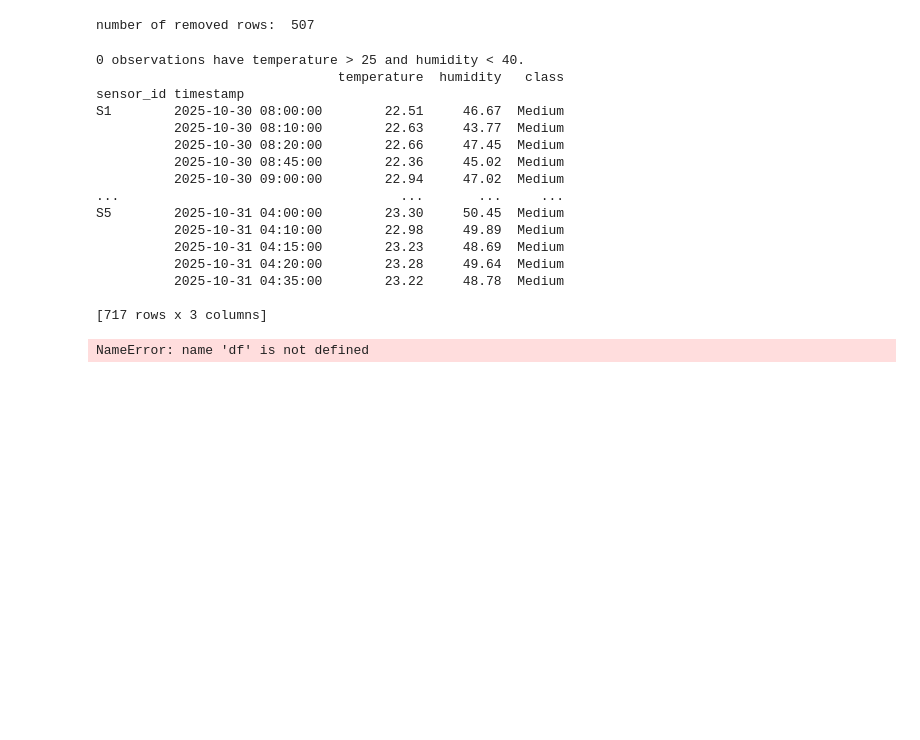
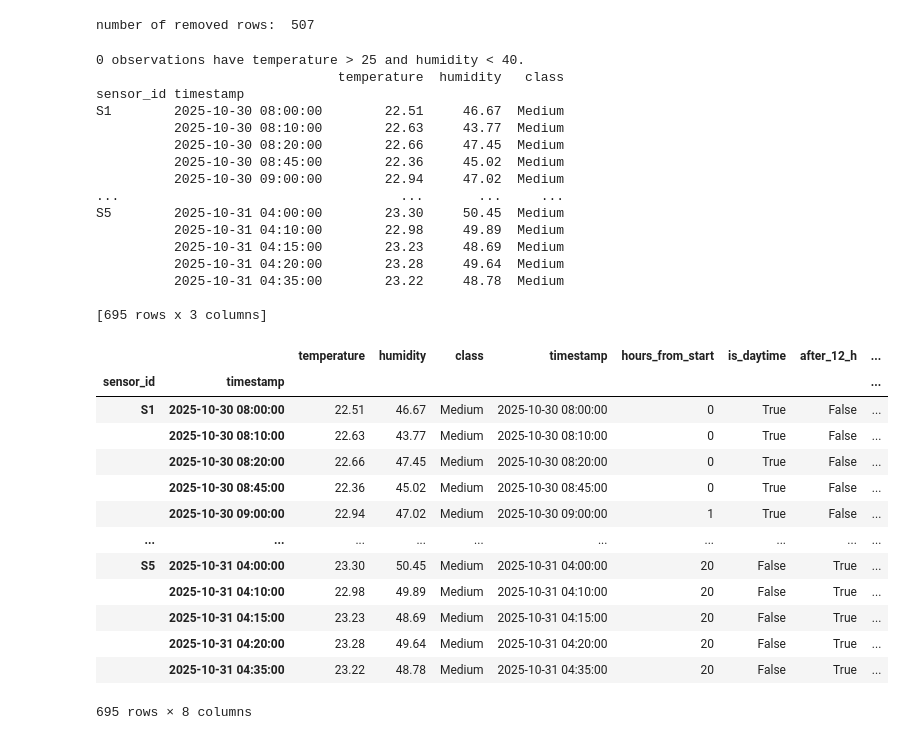
Before and after one commit to lauraskalosova/python-for-data-science, a Jupyter notebook: assignment3.ipynb, the cells around one changed output. Saved outputs shown, nothing was run; the diff lists cells and outputs as text; code cells hidden in the pictures; blank space fills up the shorter version.

```diff
--- a/assignment3.ipynb
+++ b/assignment3.ipynb
@@ -903,9 +903,8 @@ S5        2025-10-31 04:25:00        23.77     48.94
 [1250 rows x 2 columns]
 # %%
 #count the values of 20th and 80th percentile
-percentile_80_temp = np.percentile(np.array(df['temperature']), 80)
-percentile_20_temp = np.percentile(np.array(df['temperature']), 20)
 
+percentile_20_temp, percentile_80_temp =  df['temperature'].quantile([0.2, 0.8]).values
 
 
 #filter rows
@@ -937,7 +936,7 @@ df_5 = df.loc[['S5']]
 
 
 #filter values in S5
-df_5 = df_5[(df_5['temperature'] - df_5['temperature'].mean()) < df_5['temperature'].std()]
+df_5 = df_5[abs(df_5['temperature'] - df_5['temperature'].mean()) <= df_5['temperature'].std()]
 
 
 #join S5
@@ -962,7 +961,7 @@ S5        2025-10-31 04:00:00        23.30     50.45  Medium
           2025-10-31 04:20:00        23.28     49.64  Medium
           2025-10-31 04:35:00        23.22     48.78  Medium
 
-[717 rows x 3 columns]
+[695 rows x 3 columns]
 # %%
 #np array with timestamps
 column_dates = df.index.get_level_values('timestamp')
@@ -974,9 +973,9 @@ df['timestamp'] = column_dates
 
 
 #new columns in df
-df['hours_from_start'] = ((pd.to_datetime('2025-01-01') + (column_dates - time_zero)).day - 1)*24 + (pd.to_datetime('2025-01-01') + (column_dates - time_zero)).hour
+df['hours_from_start'] = ((column_dates - time_zero) / pd.Timedelta(hours=1)).astype(int)
 
-df['is_daytime'] = (column_dates.hour > 6) & (column_dates.hour < 18)
+df['is_daytime'] = (column_dates.hour >= 6) & (column_dates.hour < 18)
 
 df['after_12_h'] = df['hours_from_start'] > 12
 
@@ -993,42 +992,52 @@ df_2['rolling_average'] = df_2.rolling('30min', on='timestamp')['temperature'].m
 
 
 
-#np array with values of humidity without the first row value
-next_value_humidity = df_2['humidity'][1:].values
-
-#add 0 to the end of the array - moves values one row higher, the last value is 0
-next_value_humidity = np.append(next_value_humidity, 0)
+#np array with values of humidity without the first row value, 0 at the end
+next_value_humidity = df_2['humidity'].shift(-1, fill_value=0)
 
 #new column with humidity difference
 df_2['humidity_difference'] = df_2['humidity'].values - next_value_humidity
 
 
 
 # array without the last row value
 previous_value_temperature = df_2['temperature'][:-1].values
 #add zero to the beginning of the array - moves values one row lower
 previous_value_temperature = np.insert(previous_value_temperature, 0, 0)
 
 #the same with humidity
 previous_value_humidity = df_2['temperature'][:-1].values
 previous_value_humidity = np.insert(previous_value_humidity, 0, 0)
 
 #new column
 df_2['increased_temp_and_dropped_hum'] = (df_2['humidity'] - previous_value_humidity < 20) & (df_2['temperature'] - previous_value_temperature > 5)
 
 del df_2['timestamp']
 
 #export df_2 to cvs file
 df_2.to_csv('data/sensor_data_S2.csv')
 
 
 #new column is weekend in df
 df['is_weekend'] = (df['timestamp'].dt.day.name == 'Saturday') | (df['timestamp'].dt.day.name == 'Sunday')
 
 
 
 
 
 display(df)
 # %% [output]
+|  |  | temperature | humidity | class | timestamp | hours_from_start | is_daytime | after_12_h | ... |
+| sensor_id | timestamp |  |  |  |  |  |  |  | ... |
+| S1 | 2025-10-30 08:00:00 | 22.51 | 46.67 | Medium | 2025-10-30 08:00:00 | 0 | True | False | ... |
+|  | 2025-10-30 08:10:00 | 22.63 | 43.77 | Medium | 2025-10-30 08:10:00 | 0 | True | False | ... |
+|  | 2025-10-30 08:20:00 | 22.66 | 47.45 | Medium | 2025-10-30 08:20:00 | 0 | True | False | ... |
+|  | 2025-10-30 08:45:00 | 22.36 | 45.02 | Medium | 2025-10-30 08:45:00 | 0 | True | False | ... |
+|  | 2025-10-30 09:00:00 | 22.94 | 47.02 | Medium | 2025-10-30 09:00:00 | 1 | True | False | ... |
+| ... | ... | ... | ... | ... | ... | ... | ... | ... | ... |
+| S5 | 2025-10-31 04:00:00 | 23.30 | 50.45 | Medium | 2025-10-31 04:00:00 | 20 | False | True | ... |
+|  | 2025-10-31 04:10:00 | 22.98 | 49.89 | Medium | 2025-10-31 04:10:00 | 20 | False | True | ... |
+|  | 2025-10-31 04:15:00 | 23.23 | 48.69 | Medium | 2025-10-31 04:15:00 | 20 | False | True | ... |
+|  | 2025-10-31 04:20:00 | 23.28 | 49.64 | Medium | 2025-10-31 04:20:00 | 20 | False | True | ... |
+|  | 2025-10-31 04:35:00 | 23.22 | 48.78 | Medium | 2025-10-31 04:35:00 | 20 | False | True | ... |
-NameError: name 'df' is not defined
+695 rows × 8 columns
```
